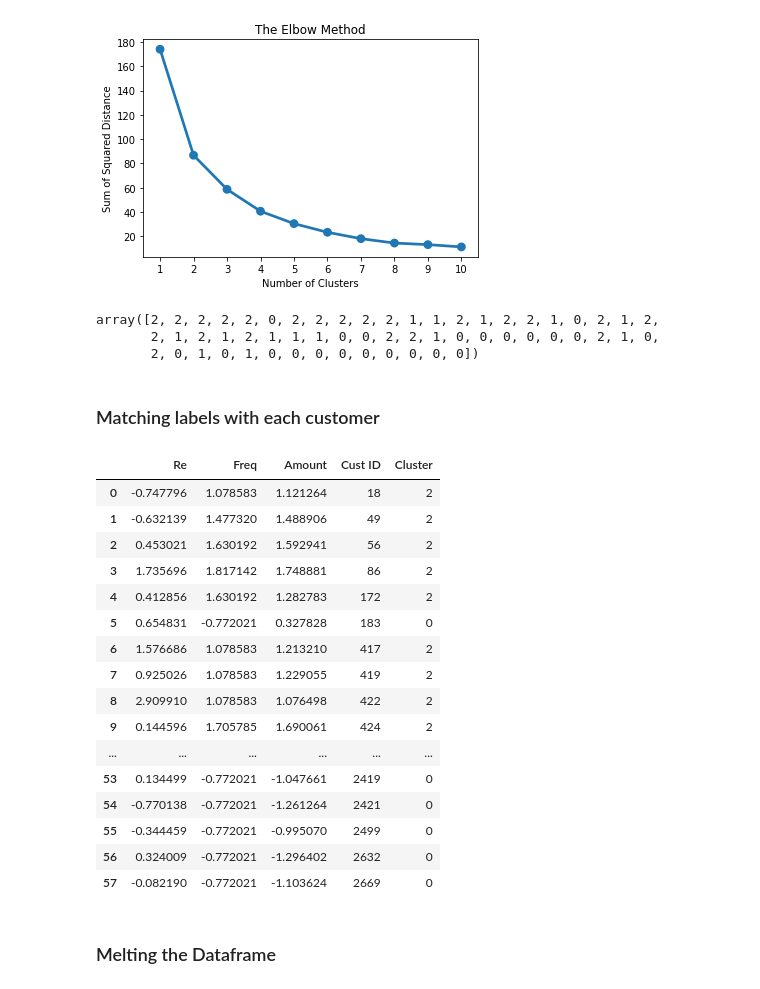
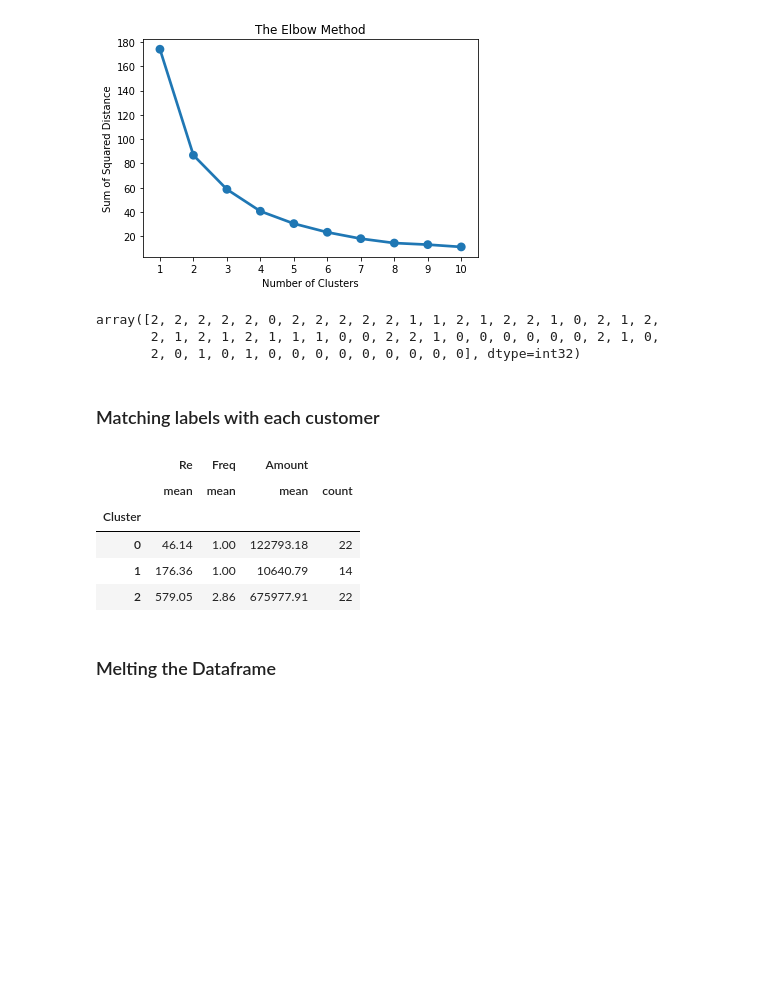
Before and after one commit to ProsperChuks/Business-Analytics, a Jupyter notebook: Electricity.ipynb, the cells around one changed output. Cells and saved outputs as stored; diff of their text form; code cells hidden in the pictures; blank space fills up the shorter version.

```diff
--- a/Electricity.ipynb
+++ b/Electricity.ipynb
@@ -11,7 +12,7 @@ import pandas as pd
 # %% [markdown]
 # De-serializing data
 # %%
-electric = pickle.load(open('serialized files/electric.pkl', 'rb'))
+electric = pickle.load(open('/content/drive/MyDrive/Colab Notebooks/Assessment/ML&Business_Analytics/serialized files/electric.pkl', 'rb'))
 electric
 # %% [output]
 |  | user_id | Channel | TotalTransactionAmount | Tx_Count | DaysSinceLastTrans | reseller_id | superdealer_id | ... |
@@ -122,8 +152,12 @@ plt.show()
 # %% [markdown]
 ### BoxCox Transfromation
 # %%
-elec_customers['Amount'] = stats.boxcox(elec_customers['Amount'])[0]
-elec_customers['Freq'] = stats.boxcox(elec_customers['Freq'])[0]
-elec_customers['Re'] = stats.boxcox(elec_customers['Re'])[0]
-elec_customers
+boxcox_trans = pd.DataFrame()
+boxcox_trans['Amount'] = stats.boxcox(elec_customers['Amount'])[0]
+boxcox_trans['Freq'] = stats.boxcox(elec_customers['Freq'])[0]
+boxcox_trans['Re'] = stats.boxcox(elec_customers['Re'])[0]
+
+print(boxcox_trans.Re.skew())
+print(boxcox_trans.Freq.skew())
+print(boxcox_trans.Amount.skew())
 # %% [output]
@@ -165,8 +217,8 @@ plt.show()
 ### Normalization
 # %%
 scale = StandardScaler()
-scale.fit(elec_customers)
-electric_normalized = scale.transform(elec_customers)
+scale.fit(boxcox_trans)
+electric_normalized = scale.transform(boxcox_trans)
 # %%
 fig, ax = plt.subplots(2, 2, figsize=(12, 7))
 
@@ -211,38 +263,22 @@ model.labels_
 # %% [output]
 array([2, 2, 2, 2, 2, 0, 2, 2, 2, 2, 2, 1, 1, 2, 1, 2, 2, 1, 0, 2, 1, 2,
        2, 1, 2, 1, 2, 1, 1, 1, 0, 0, 2, 2, 1, 0, 0, 0, 0, 0, 0, 2, 1, 0,
-       2, 0, 1, 0, 1, 0, 0, 0, 0, 0, 0, 0, 0, 0])
+       2, 0, 1, 0, 1, 0, 0, 0, 0, 0, 0, 0, 0, 0], dtype=int32)
 # %% [markdown]
 ### Matching labels with each customer
 # %%
 elec_customers["Cluster"] = model.labels_
 elec_customers.groupby('Cluster').agg({
     'Re':'mean',
     'Freq':'mean',
     'Amount':['mean', 'count']}).round(2)
-
-df_normalized = pd.DataFrame(electric_normalized, columns=['Re', 'Freq', 'Amount'])
-df_normalized['Cust ID'] = elec_customers.index
-df_normalized['Cluster'] = model.labels_
-df_normalized
 # %% [output]
-|  | Re | Freq | Amount | Cust ID | Cluster |
-| 0 | -0.747796 | 1.078583 | 1.121264 | 18 | 2 |
-| 1 | -0.632139 | 1.477320 | 1.488906 | 49 | 2 |
-| 2 | 0.453021 | 1.630192 | 1.592941 | 56 | 2 |
-| 3 | 1.735696 | 1.817142 | 1.748881 | 86 | 2 |
-| 4 | 0.412856 | 1.630192 | 1.282783 | 172 | 2 |
-| 5 | 0.654831 | -0.772021 | 0.327828 | 183 | 0 |
-| 6 | 1.576686 | 1.078583 | 1.213210 | 417 | 2 |
-| 7 | 0.925026 | 1.078583 | 1.229055 | 419 | 2 |
-| 8 | 2.909910 | 1.078583 | 1.076498 | 422 | 2 |
-| 9 | 0.144596 | 1.705785 | 1.690061 | 424 | 2 |
-| ... | ... | ... | ... | ... | ... |
-| 53 | 0.134499 | -0.772021 | -1.047661 | 2419 | 0 |
-| 54 | -0.770138 | -0.772021 | -1.261264 | 2421 | 0 |
-| 55 | -0.344459 | -0.772021 | -0.995070 | 2499 | 0 |
-| 56 | 0.324009 | -0.772021 | -1.296402 | 2632 | 0 |
-| 57 | -0.082190 | -0.772021 | -1.103624 | 2669 | 0 |
+|  | Re | Freq | Amount |  |
+|  | mean | mean | mean | count |
+| Cluster |  |  |  |  |
+| 0 | 46.14 | 1.00 | 122793.18 | 22 |
+| 1 | 176.36 | 1.00 | 10640.79 | 14 |
+| 2 | 579.05 | 2.86 | 675977.91 | 22 |
 # %% [markdown]
 ### Melting the Dataframe
 # %%
```
Also changed, not shown: parts of 13 cells of this notebook.
